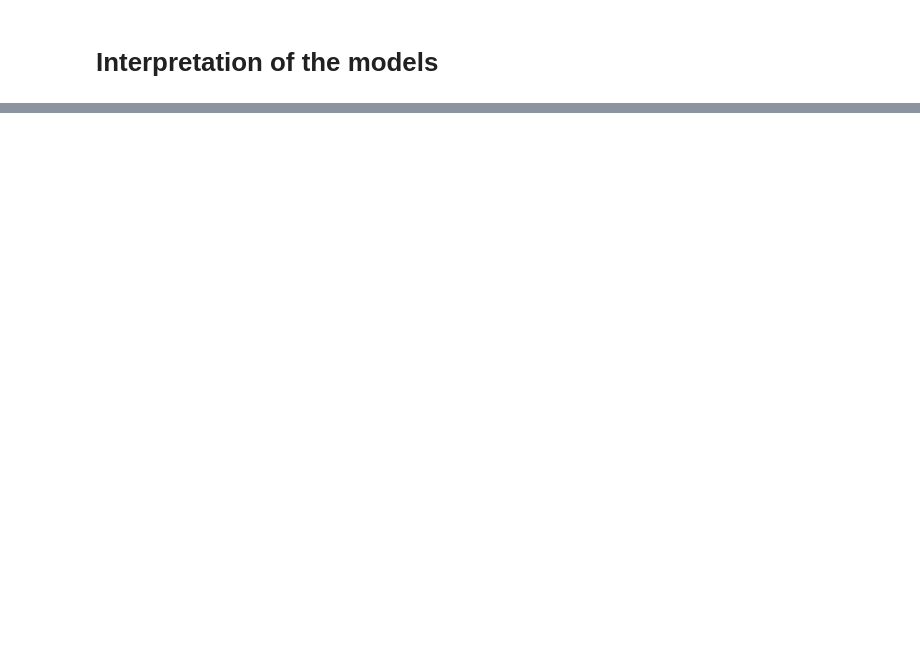
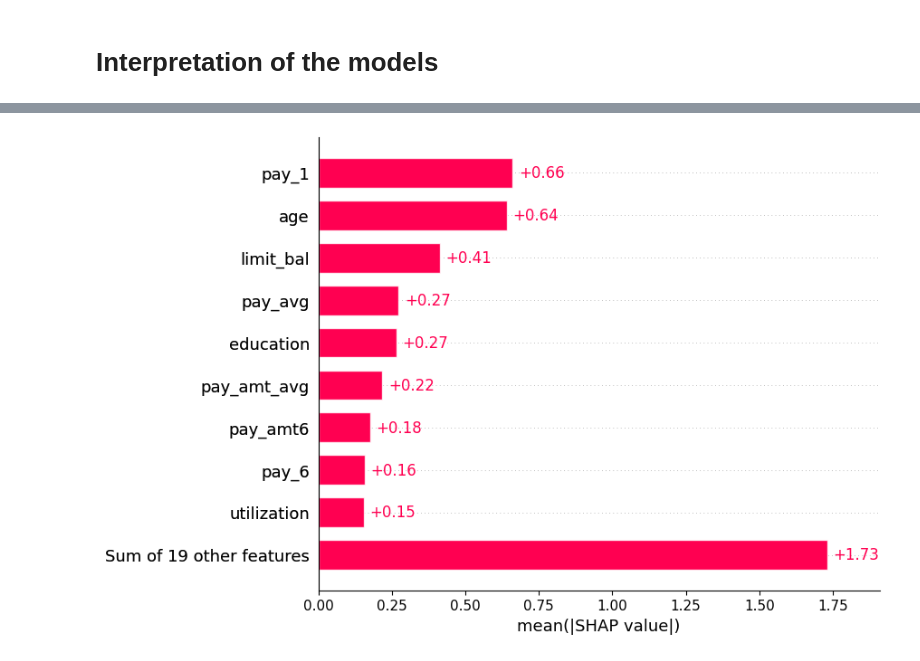
Before and after one commit to Kaisersose6/AbdoulT_Data_Science_Portfolio, a Jupyter notebook: Credit Risk Modeling Projects/Credit Default Prediction Using Logistic Regression and XGBoost/Notebooks/04_Interpretability.ipynb, the cells around one changed output, grey strips where cells are left out. Saved outputs shown, nothing was run; the diff lists cells and outputs as text; code cells hidden in the pictures; blank space fills up the shorter version.

```diff
--- a/Credit Risk Modeling Projects/Credit Default Prediction Using Logistic Regression and XGBoost/Notebooks/04_Interpretability.ipynb
+++ b/Credit Risk Modeling Projects/Credit Default Prediction Using Logistic Regression and XGBoost/Notebooks/04_Interpretability.ipynb
@@ -29,0 +63,5 @@ display(eli5.show_prediction(perm, X_test.iloc[0], feature_names=X_test.columns.
+# %%
+# 📈 SHAP Bar Plot – Mean absolute SHAP values (Feature Importance)
+shap.plots.bar(shap_values)
+# %% [output]
+[figure, added]
```
Also changed, not shown: parts of 13 cells of this notebook, 3 other files.
